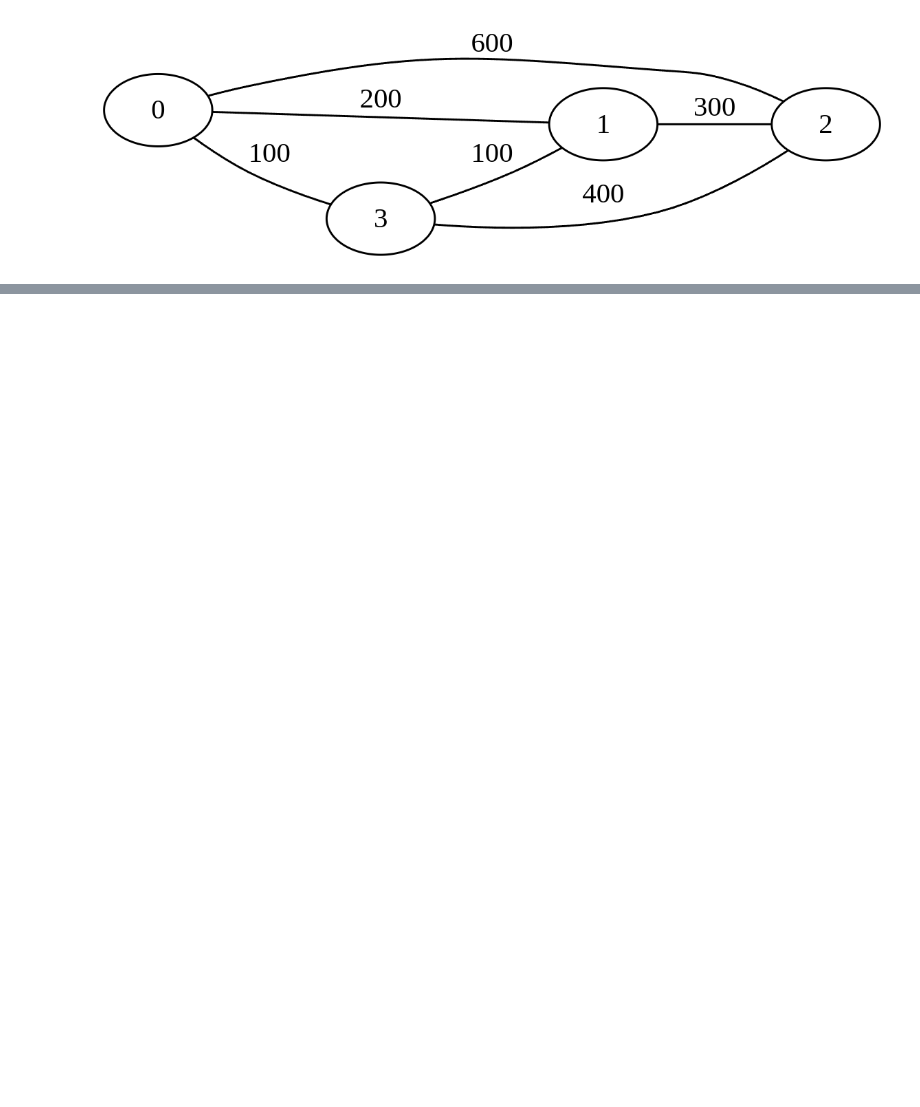
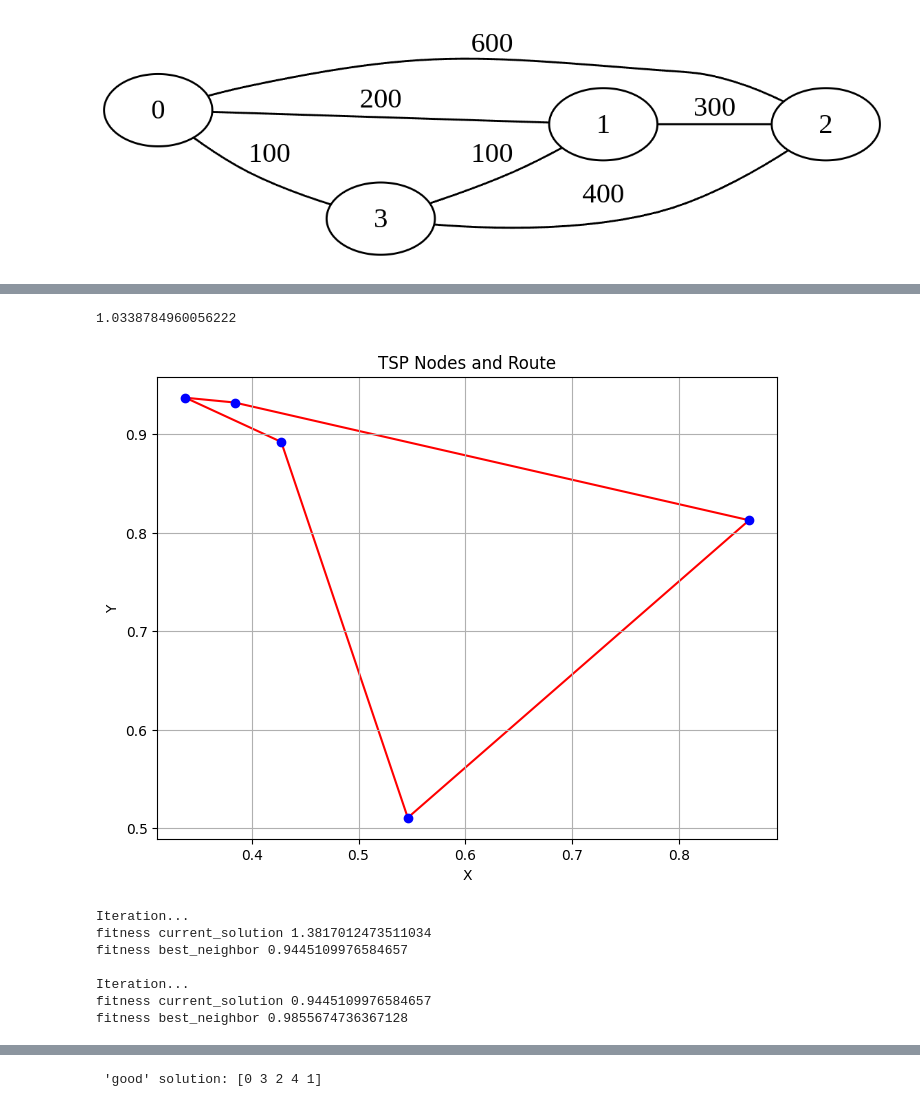
Before and after one commit to eduardova28/2025_UTEC_Programacion101, a Jupyter notebook: IA_Fundamentals_HillClimbing_10052025.ipynb, the cells around one changed output, grey strips where cells are left out. Saved outputs shown, nothing was run; the diff lists cells and outputs as text; code cells hidden in the pictures; blank space fills up the shorter version.

```diff
--- a/IA_Fundamentals_HillClimbing_10052025.ipynb
+++ b/IA_Fundamentals_HillClimbing_10052025.ipynb
@@ -83,0 +127,63 @@ mejor solucion    500
+# %%
+N = 5 # cantidad de ciudades
+positions = np.random.rand(N, 2) # generar las ciudades
+distances = squareform(pdist(positions, 'euclidean')) # distancias entre ciudades
+
+def fitness(sol):
+  distance=0
+  for i in range(len(sol)-1):
+    distance=distance+distances[sol[i]][sol[i+1]]
+
+  return distance
+
+print(fitness(current_solution))
+
+def get_neighbors(sol):
+  neighbors=[]
+  for i in range(len(sol)-1):
+    for j in range(i+1,len(sol)):
+      new_sol=sol.copy()
+      new_sol[i],new_sol[j]=new_sol[j],new_sol[i]
+      neighbors.append(new_sol)
+  return neighbors
+
+def hill_climbing():
+  # step 1: Solucion inicial
+  current_solution = np.array(range(N))
+  np.random.shuffle(current_solution)
+
+  plot_tsp(positions, current_solution)
+
+  while True:
+    print("Iteration...")
+    # step: generar vecinos
+    neighbors = get_neighbors(current_solution)
+    best_neighbor = min(neighbors, key=fitness)
+
+    #print("current_solution", current_solution)
+    print("fitness current_solution", fitness(current_solution))
+    #print("neighbors", neighbors)
+    #print("best_neighbor", best_neighbor)
+    print("fitness best_neighbor", fitness(best_neighbor))
+
+    if fitness(best_neighbor) < fitness(current_solution):
+      current_solution = best_neighbor
+    else:
+      return current_solution
+
+    print("")
+
+solution = hill_climbing()
+plot_tsp(positions, solution)
+
+print("\n 'good' solution:", solution)
+# %% [output]
+1.0338784960056222
+[figure, added]
+Iteration...
+fitness current_solution 1.3817012473511034
+fitness best_neighbor 0.9445109976584657
+
+Iteration...
+fitness current_solution 0.9445109976584657
+fitness best_neighbor 0.9855674736367128
@@ -83,0 +191 @@ mejor solucion    500
+ 'good' solution: [0 3 2 4 1]
```
Also changed, not shown: parts of 6 cells of this notebook.
